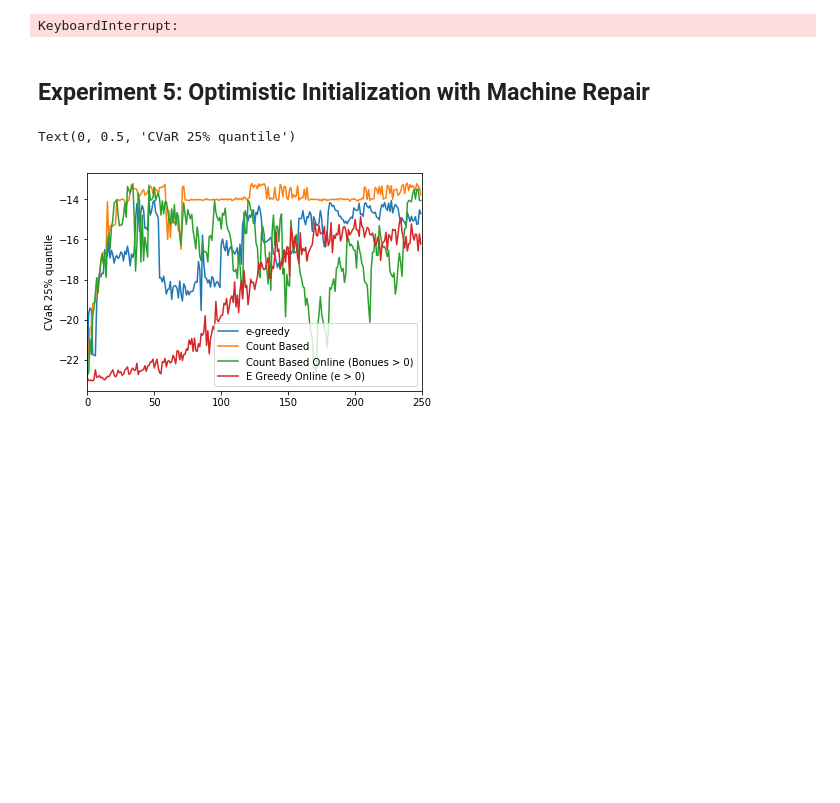
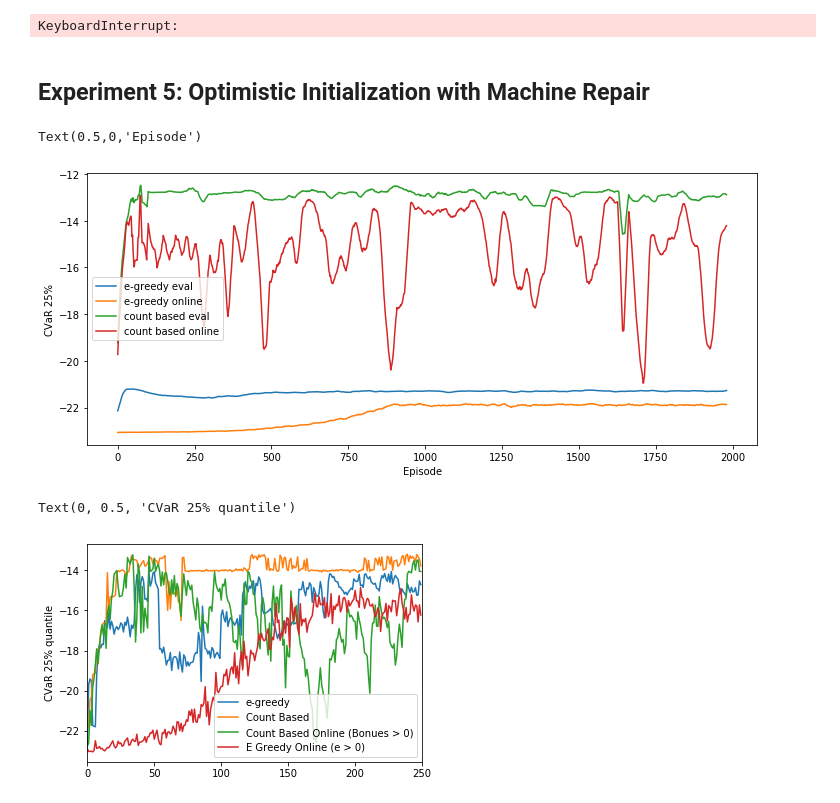
Before and after one commit to Rkeramati/crl, a Jupyter notebook: safe/C51/Untitled.ipynb, the cells around one changed output. Drawn from its saved outputs; the diff is of its cells as text; code cells hidden in the pictures; blank space fills up the shorter version.

```diff
--- a/safe/C51/Untitled.ipynb
+++ b/safe/C51/Untitled.ipynb
@@ -801,11 +801,28 @@ for ep in range(num_episode):
 # %%
 np.save('e_greedy_online.npy', returns)
 # %%
-returns = np.load('e_greedy_online.npy')
-CVaR = np.zeros(250)
-for i in range(250):
-    var = np.sort(returns[i, :])[int(len(returns[i ,:])/100 * 50)]
-    idx = np.where(returns[i, :] <= var)
-    CVaR[i] = np.mean(returns[i, idx])
+CVaR = np.zeros((4, 2000))
+for jj in range(4):
+    returns = np.load('e_greedy_eval_%d.npy'%(jj))
+    for i in range(2000):
+        var = np.sort(returns[i, :])[int(len(returns[i ,:])/100 * 25)]
+        idx = np.where(returns[i, :] <= var)
+        CVaR[jj, i] = np.mean(returns[i, idx])
+# %%
+count_based_online = CVaR[0, :]
+# %%
+e_greedy_eval = np.mean(CVaR, axis=0)
+# %%
+plt.figure(figsize=(12, 5))
+plt.plot(mv(e_greedy_eval, 20), label='e-greedy eval')
+plt.plot(mv(e_greedy_online, 20), label='e-greedy online')
+plt.plot(mv(count_based_eval, 20), label='count based eval')
+plt.plot(mv(count_based_online, 20), label='count based online')
+plt.legend()
+plt.ylabel('CVaR 25%')
+plt.xlabel('Episode')
+# %% [output]
+Text(0.5,0,'Episode')
+[figure, added]
 # %%
 np.save('e_greedy_online_CVaR.npy', CVaR)
```
Also changed, not shown: parts of 1 cell of this notebook, 10 other files.
